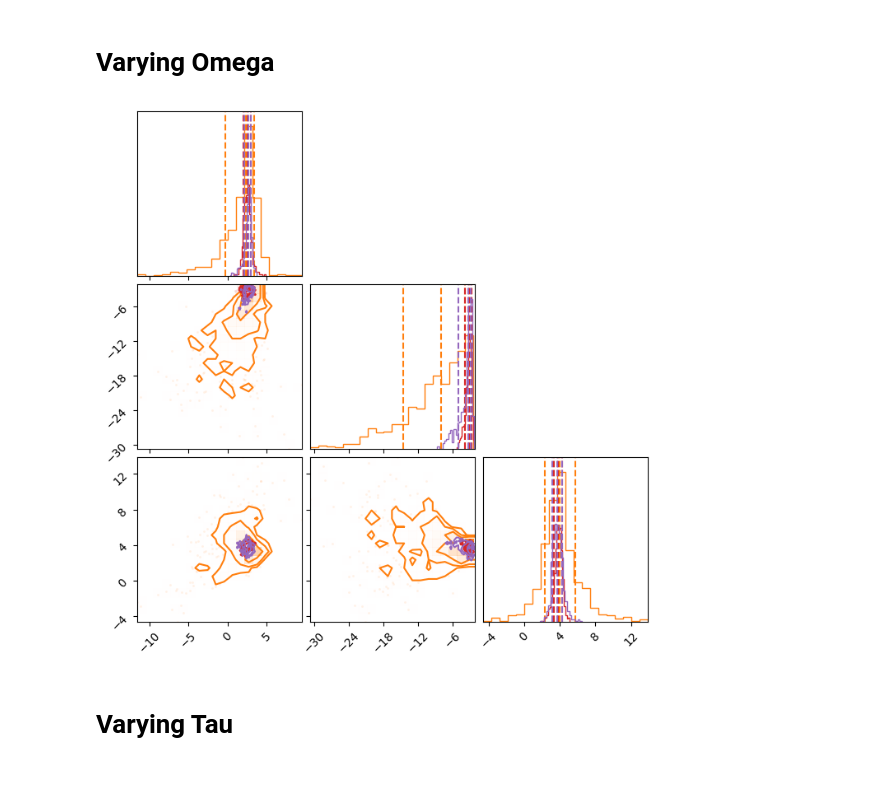
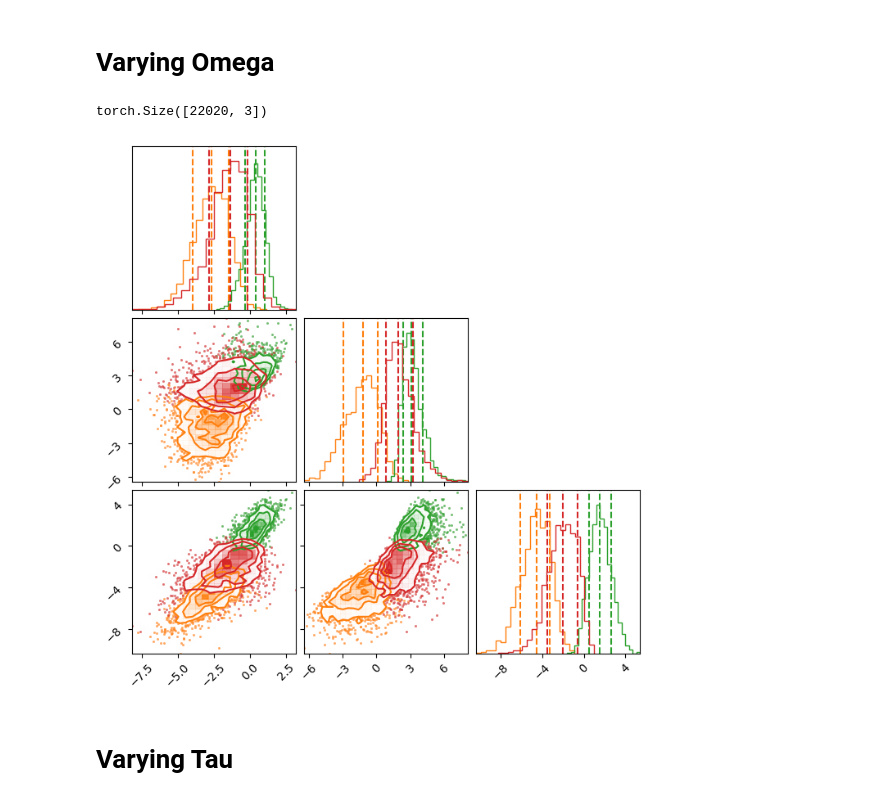
Before and after one commit to ML4GW/summer-projects-2023, a Jupyter notebook: symmetry-informed-flows/notebooks/SineGaussian/sine-gaussian-with-similarity-embedding-training.ipynb, the cells around one changed output. Cells and saved outputs as stored; diff of their text form; code cells hidden in the pictures.

```diff
--- a/symmetry-informed-flows/notebooks/SineGaussian/sine-gaussian-with-similarity-embedding-training.ipynb
+++ b/symmetry-informed-flows/notebooks/SineGaussian/sine-gaussian-with-similarity-embedding-training.ipynb
@@ -434,0 +402,3 @@ vicreg_loss(emb_aug, emb_orig)
+# %%
+for theta, _, data_aug, data_orig in val_data_loader:
+    break
@@ -520,5 +482,5 @@ final_layer.bias
 # %%
-PATH = './sine-gaussian-similarity-embedding-weights.pth'
+PATH = './sine-gaussian-similarity-embedding-weights.neurips.pth'
 similarity_embedding.load_state_dict(torch.load(PATH, map_location=device))
 similarity_embedding.eval()
 # %% [output]
@@ -589,49 +550,56 @@ for idx, (_, theta_test, data_test, data_test_orig) in enumerate(test_data_loade
     if not ((theta_test.T[0][0][0] < 0.4) and (theta_test.T[0][0][0] > 0.2)):
         continue
     with torch.no_grad():
-        _, similarity_output = similarity_embedding(data_test)
-    similarity_outputs_1.append(similarity_output)
+        for ii in range(num_repeats):
+            _, similarity_output = similarity_embedding(data_test)
+            similarity_outputs_1.append(similarity_output)
 
-similarity_outputs_3 = []
+similarity_outputs_2 = []
 
 for idx, (_, theta_test, data_test, data_test_orig) in enumerate(test_data_loader):
     if not ((theta_test.T[0][0][0] < 0.8) and (theta_test.T[0][0][0] > 0.6)):
         continue
     with torch.no_grad():
-        _, similarity_output = similarity_embedding(data_test)
-    similarity_outputs_3.append(similarity_output)
+        for ii in range(num_repeats):
+            _, similarity_output = similarity_embedding(data_test)
+            similarity_outputs_2.append(similarity_output)
 
-similarity_outputs_4 = []
+similarity_outputs_3 = []
 
 for idx, (_, theta_test, data_test, data_test_orig) in enumerate(test_data_loader):
     if not ((theta_test.T[0][0][0] < 0.6) and (theta_test.T[0][0][0] > 0.4)):
         continue
     with torch.no_grad():
-        _, similarity_output = similarity_embedding(data_test)
-    similarity_outputs_4.append(similarity_output)
+        for ii in range(num_repeats):
+            _, similarity_output = similarity_embedding(data_test)
+            similarity_outputs_3.append(similarity_output)
 # %%
-similarity_outputs_1 = torch.stack(similarity_outputs_1)
-similarity_outputs_3 = torch.stack(similarity_outputs_3)
-similarity_outputs_4 = torch.stack(similarity_outputs_4)
+similarity_outputs_1 = torch.stack(similarity_outputs_1).squeeze()
+similarity_outputs_2 = torch.stack(similarity_outputs_2).squeeze()
+similarity_outputs_3 = torch.stack(similarity_outputs_3).squeeze()
+# %%
+similarity_outputs_1.shape
+# %% [output]
+torch.Size([22020, 3])
 # %%
 import corner
 
 figure = corner.corner(
-    similarity_outputs_1.cpu().numpy().reshape((similarity_outputs_1.shape[0]*similarity_outputs_1.shape[2], num_dim)),
-    quantiles=[0.16, 0.5, 0.84], color="C1"#, range = [[-1.2,-0.8], [-1.2,-0.8], [-1.2,-0.8]]
+    similarity_outputs_1.cpu().numpy().reshape(-1, num_dim),
+    quantiles=[0.16, 0.5, 0.84], color="C1"
 )
 
 figure = corner.corner(
-    similarity_outputs_3.cpu().numpy().reshape((similarity_outputs_3.shape[0]*similarity_outputs_3.shape[2], num_dim)),
-    quantiles=[0.16, 0.5, 0.84], fig=figure, color="C3"
+    similarity_outputs_2.cpu().numpy().reshape(-1, num_dim),
+    quantiles=[0.16, 0.5, 0.84], fig=figure, color="C2"
 )
 
 figure = corner.corner(
-    similarity_outputs_4.cpu().numpy().reshape((similarity_outputs_4.shape[0]*similarity_outputs_4.shape[2], num_dim)),
-    quantiles=[0.16, 0.5, 0.84], fig=figure, color="C4"
+    similarity_outputs_3.cpu().numpy().reshape(-1, num_dim),
+    quantiles=[0.16, 0.5, 0.84], fig=figure, color="C3"
 )
 # %% [output]
-[figure, old version]
+[figure, new version]
 # %% [markdown]
 # Varying Tau
 # %%
```
Also changed, not shown: parts of 83 cells of this notebook, 13 other files.
